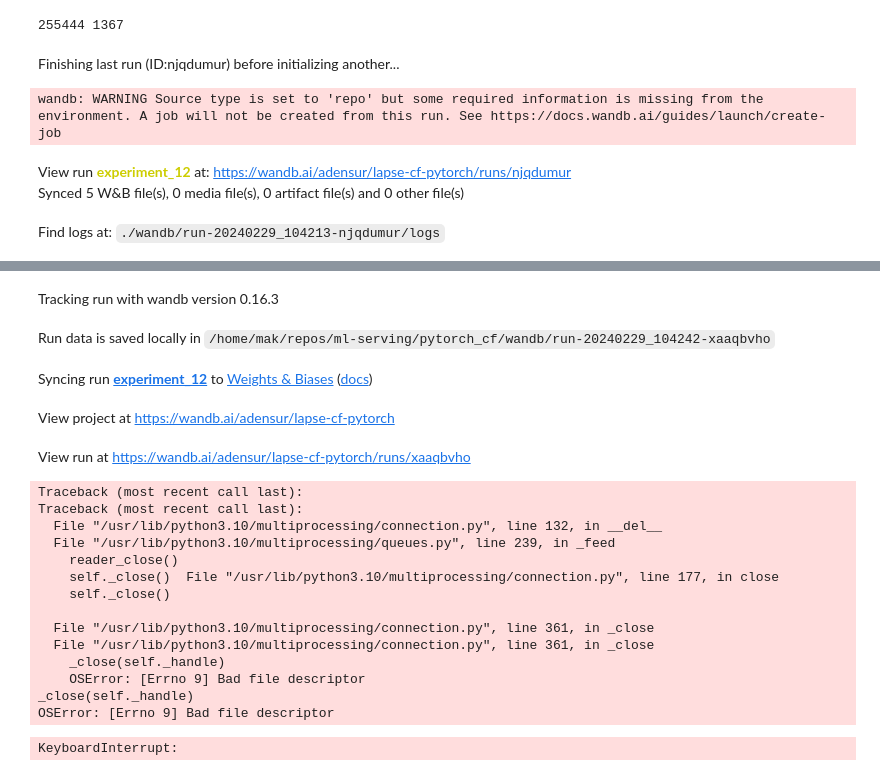
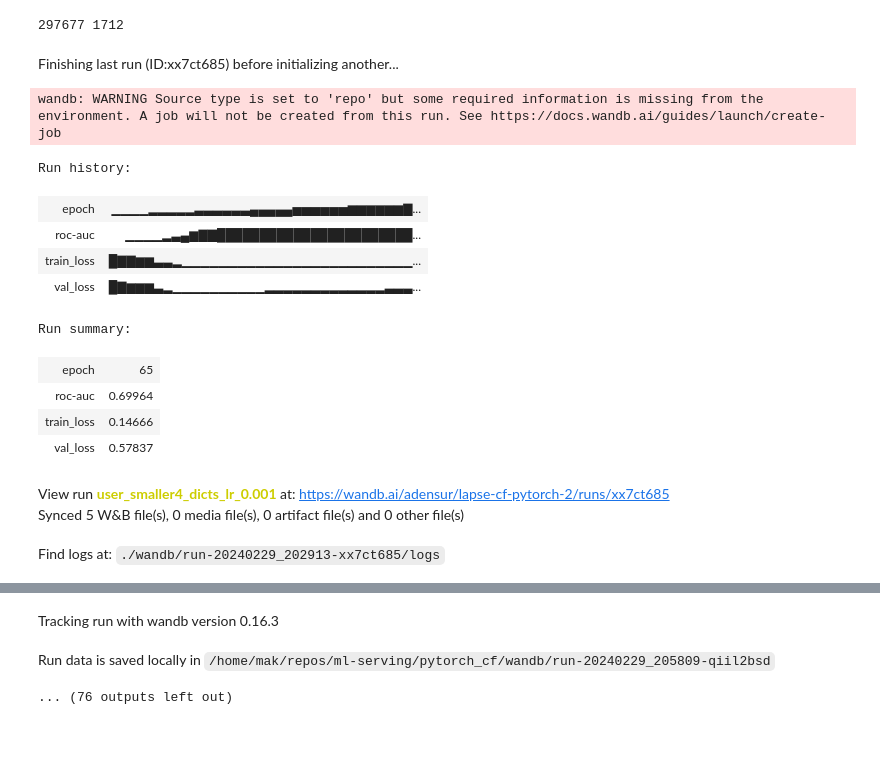
Before and after one commit to mgaiduk/ml-serving, a Jupyter notebook: pytorch_cf/sandbox.ipynb, the cells around one changed output, grey strips where cells are left out. Saved outputs shown, nothing was run; the diff lists cells and outputs as text; code cells hidden in the pictures; blank space fills up the shorter version.

```diff
--- a/pytorch_cf/sandbox.ipynb
+++ b/pytorch_cf/sandbox.ipynb
@@ -172,7 +178,7 @@ train_dt = CustomDataset(train_df, device=device)
 val_dt = CustomDataset(val_df, device=device)
 batch_size = 4096  # Adjust based on your needs
 shuffle = True  # Shuffle the data
-num_workers = 8
+num_workers = 4
 train_dataloader = DataLoader(train_dt, batch_size=batch_size, shuffle=shuffle, num_workers=num_workers, pin_memory=True)
 val_dataloader = DataLoader(val_dt, batch_size=batch_size, shuffle=False, num_workers=num_workers, pin_memory=True)
 # %%
@@ -194,6 +200,9 @@ class CollaborativeFilteringModel(nn.Module):
         self.num_posts = num_posts
         self.user_embedding = nn.Embedding(num_users, embedding_dim)
         self.post_embedding = nn.Embedding(num_posts, embedding_dim)
+        # uniform sqrt(3/emb_dim)
+        nn.init.kaiming_uniform_(self.user_embedding.weight, mode="fan_in")
+        nn.init.kaiming_uniform_(self.post_embedding.weight, mode="fan_in")
 
     def forward(self, user_ids, post_ids):
         user_ids %= self.num_users
@@ -215,22 +228,21 @@ True
 # %%
 # train lööp
 print(len(df["USERID"].unique()), len(df["MEDIAID"].unique()))
-num_users = 250000
+num_users = 150000
 num_posts = 1000
-embedding_dim = 8
+embedding_dim = 4
 model = CollaborativeFilteringModel(num_users=num_users, num_posts=num_posts, embedding_dim=embedding_dim).to(device)
 
 criterion = nn.BCELoss()
 lr = 0.001
 optimizer = optim.Adam(model.parameters(), lr=lr)
-scheduler = optim.lr_scheduler.StepLR(optimizer, step_size=150, gamma=0.1)
 
 num_epochs = 500
 wandb.init(
       # Set the project where this run will be logged
-      project="lapse-cf-pytorch",
+      project="lapse-cf-pytorch-2",
       # We pass a run name (otherwise it’ll be randomly assigned, like sunshine-lollypop-10)
-      name=f"experiment_12",
+      name=f"smaller_dicts2_lr_0.001",
       # Track hyperparameters and run metadata
       config={
         "learning_rate": lr,
@@ -246,7 +258,6 @@ wandb.init(
         "num_posts": num_posts,
         "embedding_dim": embedding_dim,
         "batch_size": batch_size,
-        "lr_step_size": 150,
       })
 
 
@@ -263,37 +274,45 @@ for epoch in range(num_epochs):
         loss.backward()
         optimizer.step()
 
     print(f'Epoch {epoch+1}, train loss: {loss.item()}')
     wandb.log({"train_loss": loss.item(), "epoch": epoch+1})
 
     # Validation phase
     model.eval() # Set the model to evaluation mode
     val_loss = 0.0
     all_targets = []
     all_outputs = []
     with torch.no_grad():
          for batch in val_dataloader:
             features = batch['features']
             labels = batch['labels']
             features = dict_to_device(features, device)
             labels = dict_to_device(labels, device)
             outputs = model(features["USERID"], features["MEDIAID"])
             targets = labels["HAS_REACTIONS"]
             loss = criterion(outputs, targets)
             val_loss += loss.item()
             all_targets.extend(targets.cpu().numpy())  # Collect all targets
             all_outputs.extend(outputs.cpu().numpy())  # Collect all outputs
     auc_roc_score = roc_auc_score(all_targets, all_outputs)
 
     # Print average validation loss per epoch
     print(f'Epoch {epoch+1}, Validation Loss: {val_loss / len(val_dataloader)}, AUC-ROC: {auc_roc_score}')
     wandb.log({"val_loss": loss.item(), "epoch": epoch+1, "roc-auc": auc_roc_score})
-
-    scheduler.step()
 # %% [output]
-255444 1367
+297677 1712
-Finishing last run (ID:njqdumur) before initializing another...
+Finishing last run (ID:xx7ct685) before initializing another...
 wandb: WARNING Source type is set to 'repo' but some required information is missing from the environment. A job will not be created from this run. See https://docs.wandb.ai/guides/launch/create-job
+Run history:
+| epoch | ▁▁▁▁▂▂▂▂▂▃▃▃▃▃▃▄▄▄▄▄▅▅▅▅▅▅▆▆▆▆▆▆▇... |
+| roc-auc | ▁▁▁▁▂▃▄▆▇▇███████████████████████... |
+| train_loss | █▇▇▆▆▃▃▂▁▁▁▁▁▁▁▁▁▁▁▁▁▁▁▁▁▁▁▁▁▁▁▁▁... |
+| val_loss | █▇▆▆▆▃▂▁▁▁▁▁▁▁▁▁▁▂▂▂▂▂▂▂▂▂▂▂▂▂▃▃▃... |
+Run summary:
+| epoch | 65 |
+| roc-auc | 0.69964 |
+| train_loss | 0.14666 |
+| val_loss | 0.57837 |
-View run experiment_12 at: https://wandb.ai/adensur/lapse-cf-pytorch/runs/njqdumur
+View run user_smaller4_dicts_lr_0.001 at: https://wandb.ai/adensur/lapse-cf-pytorch-2/runs/xx7ct685
 Synced 5 W&B file(s), 0 media file(s), 0 artifact file(s) and 0 other file(s)
-Find logs at: ./wandb/run-20240229_104213-njqdumur/logs
+Find logs at: ./wandb/run-20240229_202913-xx7ct685/logs
@@ -301,20 +320,3 @@ Successfully finished last run (ID:njqdumur). Initializing new run:
 Tracking run with wandb version 0.16.3
-Run data is saved locally in /home/mak/repos/ml-serving/pytorch_cf/wandb/run-20240229_104242-xaaqbvho
+Run data is saved locally in /home/mak/repos/ml-serving/pytorch_cf/wandb/run-20240229_205809-qiil2bsd
-Syncing run experiment_12 to Weights & Biases (docs)
-View project at https://wandb.ai/adensur/lapse-cf-pytorch
-View run at https://wandb.ai/adensur/lapse-cf-pytorch/runs/xaaqbvho
-Traceback (most recent call last):
-Traceback (most recent call last):
-  File "/usr/lib/python3.10/multiprocessing/connection.py", line 132, in __del__
-  File "/usr/lib/python3.10/multiprocessing/queues.py", line 239, in _feed
-    reader_close()
-    self._close()  File "/usr/lib/python3.10/multiprocessing/connection.py", line 177, in close
-    self._close()
-
-  File "/usr/lib/python3.10/multiprocessing/connection.py", line 361, in _close
-  File "/usr/lib/python3.10/multiprocessing/connection.py", line 361, in _close
-    _close(self._handle)
-    OSError: [Errno 9] Bad file descriptor
-_close(self._handle)
-OSError: [Errno 9] Bad file descriptor
-KeyboardInterrupt:
+... (76 outputs left out)
```
Also changed, not shown: parts of 11 cells of this notebook.
